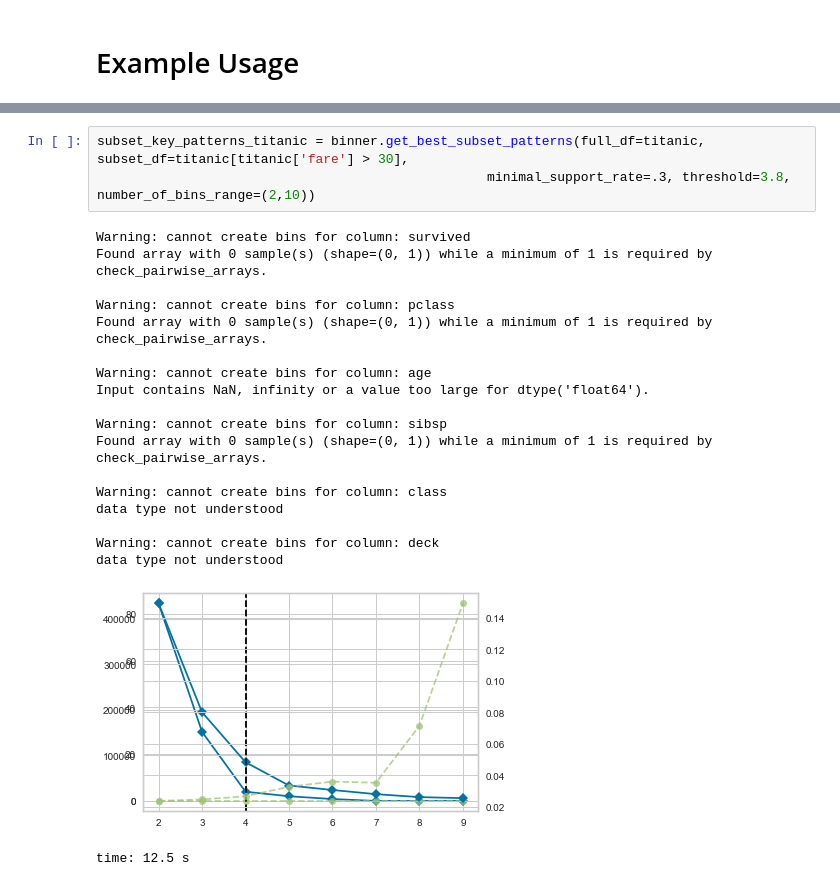
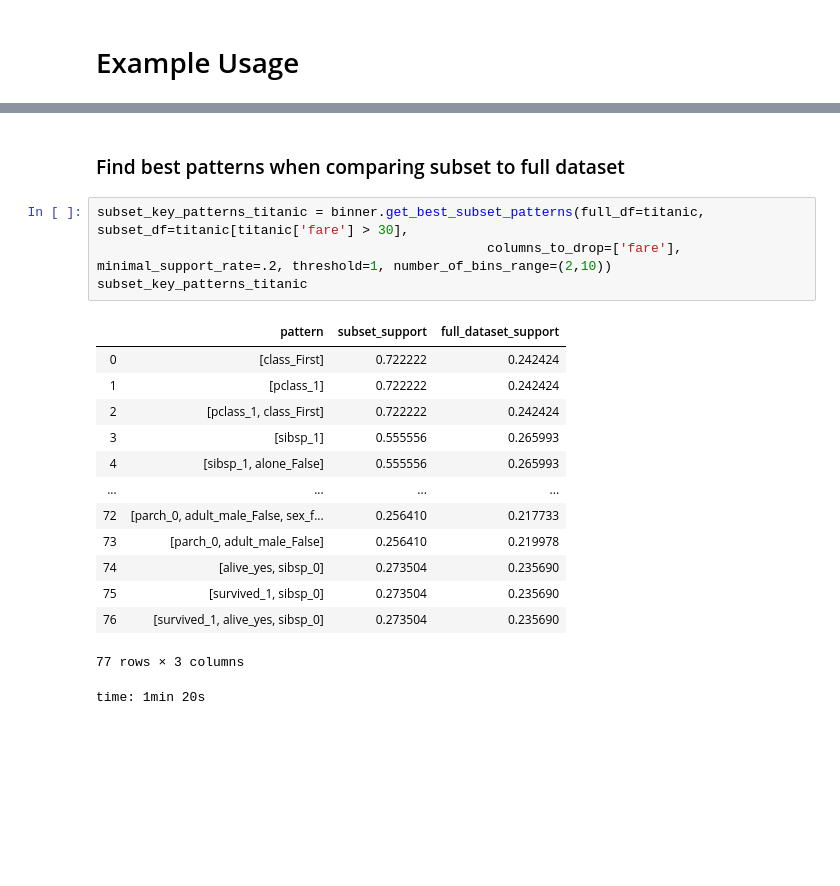
Before and after one commit to jasonk33/Pattern-Mining, a Jupyter notebook: pattern_mining.ipynb, the cells around one changed output, grey strips where cells are left out. Cells and saved outputs as stored; diff of their text form; blank space fills up the shorter version.

```diff
--- a/pattern_mining.ipynb
+++ b/pattern_mining.ipynb
@@ -304,25 +376,23 @@ time: 2.3 s
+# %% [markdown]
+### Find best patterns when comparing subset to full dataset
 # %%
 subset_key_patterns_titanic = binner.get_best_subset_patterns(full_df=titanic, subset_df=titanic[titanic['fare'] > 30],
-                                                  minimal_support_rate=.3, threshold=3.8, number_of_bins_range=(2,10))
+                                                  columns_to_drop=['fare'], minimal_support_rate=.2, threshold=1, number_of_bins_range=(2,10))
+subset_key_patterns_titanic
 # %% [output]
+|  | pattern | subset_support | full_dataset_support |
+| 0 | [class_First] | 0.722222 | 0.242424 |
+| 1 | [pclass_1] | 0.722222 | 0.242424 |
+| 2 | [pclass_1, class_First] | 0.722222 | 0.242424 |
+| 3 | [sibsp_1] | 0.555556 | 0.265993 |
+| 4 | [sibsp_1, alone_False] | 0.555556 | 0.265993 |
+| ... | ... | ... | ... |
+| 72 | [parch_0, adult_male_False, sex_f... | 0.256410 | 0.217733 |
+| 73 | [parch_0, adult_male_False] | 0.256410 | 0.219978 |
+| 74 | [alive_yes, sibsp_0] | 0.273504 | 0.235690 |
+| 75 | [survived_1, sibsp_0] | 0.273504 | 0.235690 |
+| 76 | [survived_1, alive_yes, sibsp_0] | 0.273504 | 0.235690 |
-Warning: cannot create bins for column: survived
-Found array with 0 sample(s) (shape=(0, 1)) while a minimum of 1 is required by check_pairwise_arrays.
-
-Warning: cannot create bins for column: pclass
-Found array with 0 sample(s) (shape=(0, 1)) while a minimum of 1 is required by check_pairwise_arrays.
-
-Warning: cannot create bins for column: age
-Input contains NaN, infinity or a value too large for dtype('float64').
-
-Warning: cannot create bins for column: sibsp
-Found array with 0 sample(s) (shape=(0, 1)) while a minimum of 1 is required by check_pairwise_arrays.
-
-Warning: cannot create bins for column: class
-data type not understood
-
-Warning: cannot create bins for column: deck
-data type not understood
+77 rows × 3 columns
-[figure, removed]
-time: 12.5 s
+time: 1min 20s
 # %%
 subset_key_patterns = binner.get_best_subset_patterns(full_df=iris, subset_df=iris[iris['species'] == 'setosa'],
```
Also changed, not shown: parts of 11 cells of this notebook, 2 other files.
